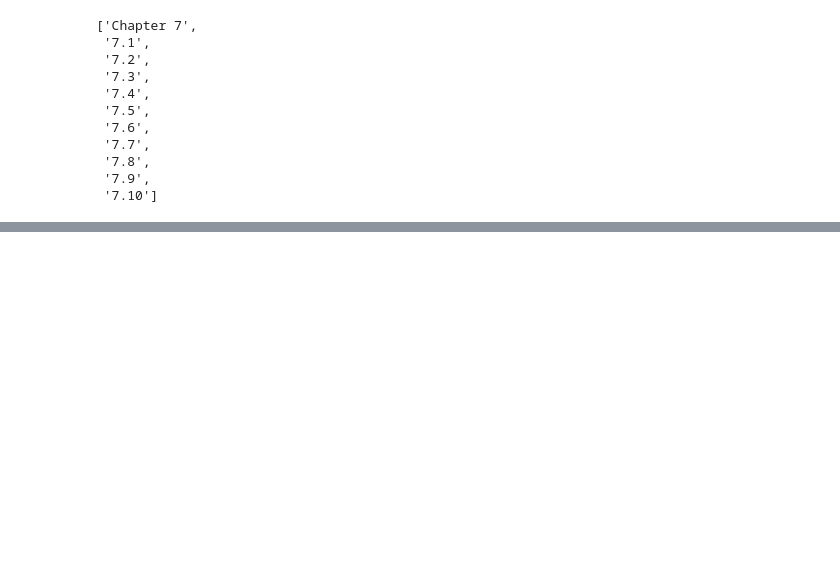
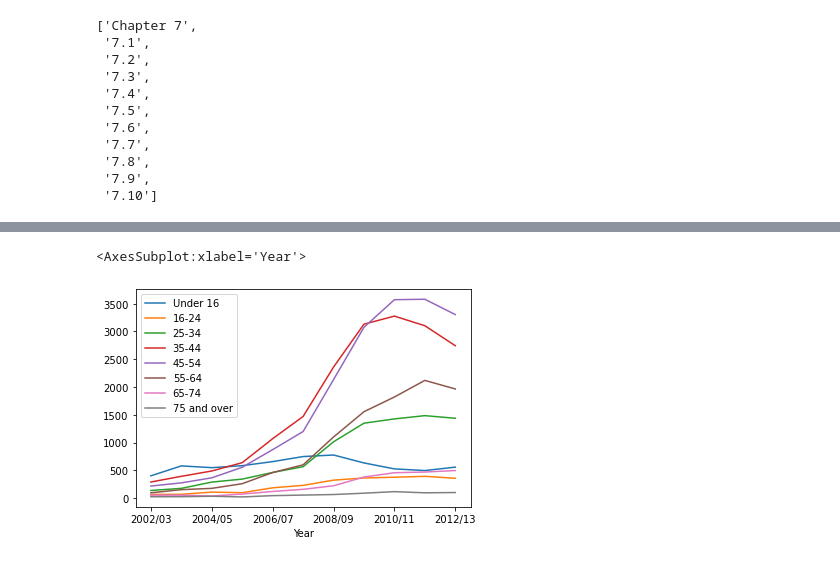
Before and after one commit to elizabethbellars/Hacktiv8, a Jupyter notebook: Sesi_6/Sesi6.ipynb, the cells around one changed output, grey strips where cells are left out. Saved outputs shown, nothing was run; the diff lists cells and outputs as text; code cells hidden in the pictures; blank space fills up the shorter version.

```diff
--- a/Sesi_6/Sesi6.ipynb
+++ b/Sesi_6/Sesi6.ipynb
@@ -36,0 +220,7 @@ data_age.head()
+# %%
+data_age_minus_total = data_age.drop('Total', axis = 1)
+# %%
+data_age_minus_total.plot()
+# %% [output]
+<AxesSubplot:xlabel='Year'>
+[figure, added]
```
Also changed, not shown: parts of 89 cells of this notebook.
